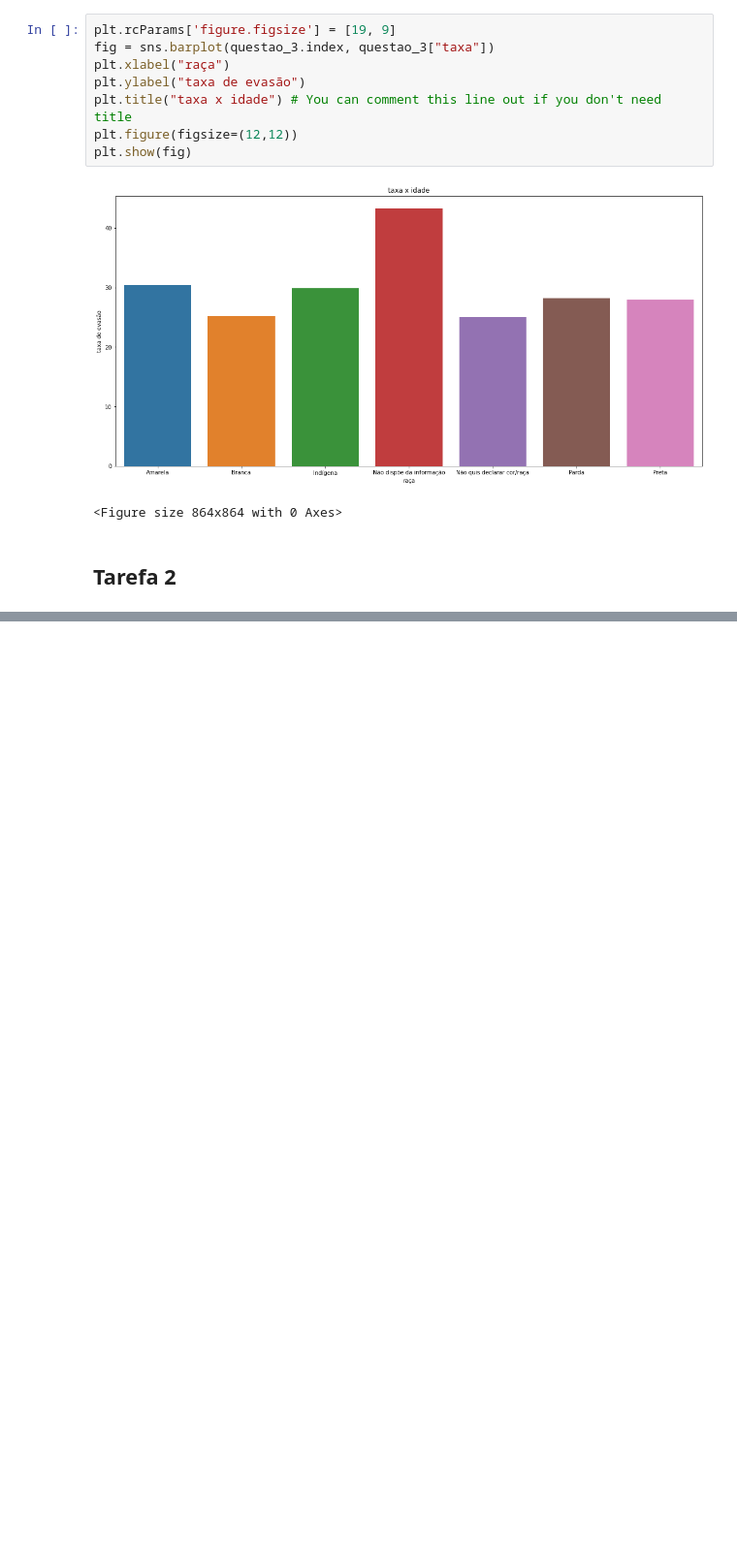
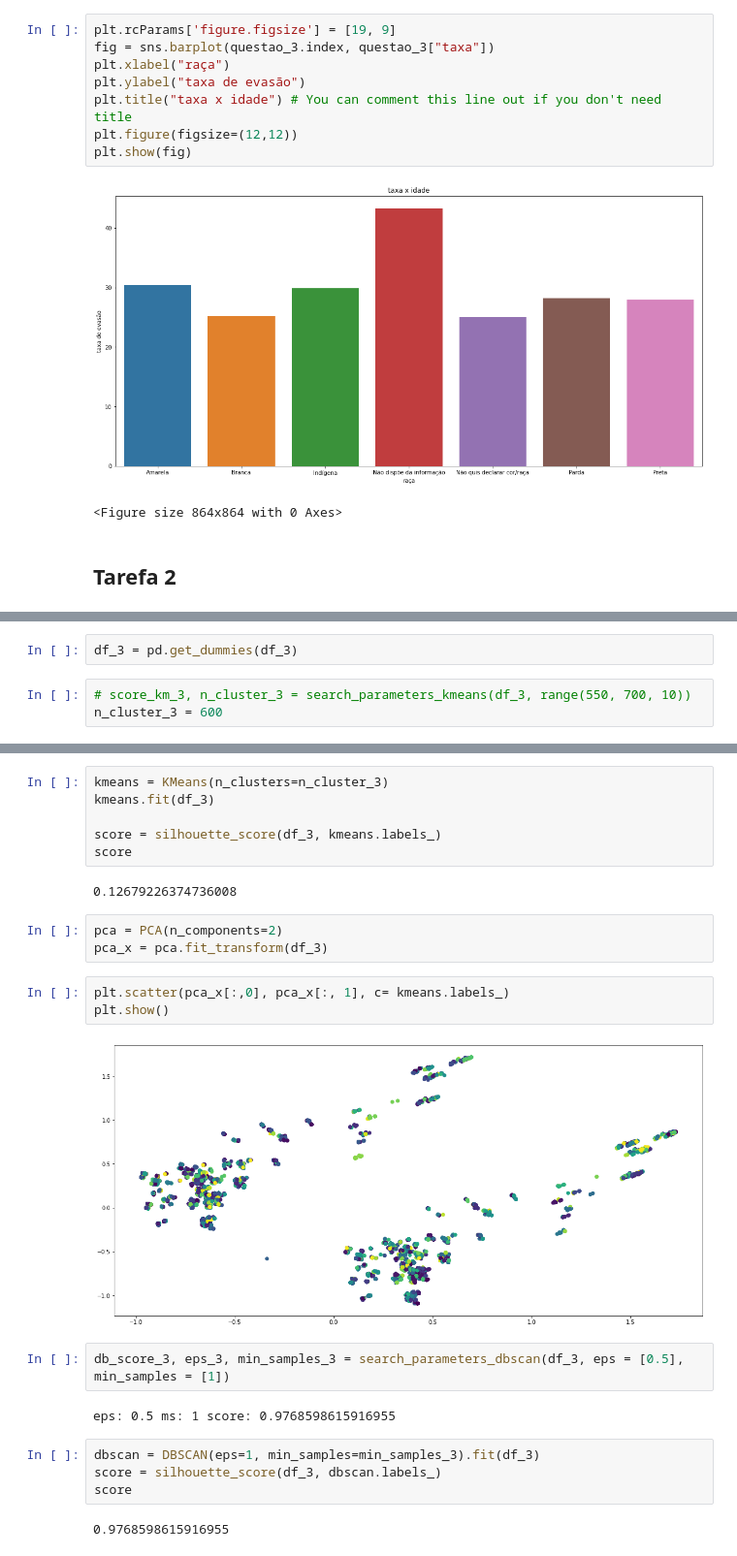
Before and after one commit to znehAC/mineracao_dados, a Jupyter notebook: main3.ipynb, the cells around one changed output, grey strips where cells are left out. Shown at 97% size. Saved outputs shown, nothing was run; the diff lists cells and outputs as text; blank space fills up the shorter version.

```diff
--- a/main3.ipynb
+++ b/main3.ipynb
@@ -604,0 +664,5 @@ df_2
+# %%
+df_3 = pd.get_dummies(df_3)
+# %%
+# score_km_3, n_cluster_3 = search_parameters_kmeans(df_3, range(550, 700, 10))
+n_cluster_3 = 600
@@ -604,0 +680,26 @@ df_2
+# %%
+kmeans = KMeans(n_clusters=n_cluster_3)
+kmeans.fit(df_3)
+
+score = silhouette_score(df_3, kmeans.labels_)
+score
+# %% [output]
+0.12679226374736008
+# %%
+pca = PCA(n_components=2)
+pca_x = pca.fit_transform(df_3)
+# %%
+plt.scatter(pca_x[:,0], pca_x[:, 1], c= kmeans.labels_)
+plt.show()
+# %% [output]
+[figure, added]
+# %%
+db_score_3, eps_3, min_samples_3 = search_parameters_dbscan(df_3, eps = [0.5], min_samples = [1])
+# %% [output]
+eps: 0.5 ms: 1 score: 0.9768598615916955
+# %%
+dbscan = DBSCAN(eps=1, min_samples=min_samples_3).fit(df_3)
+score = silhouette_score(df_3, dbscan.labels_)
+score
+# %% [output]
+0.9768598615916955
```
Also changed, not shown: parts of 17 cells of this notebook.
